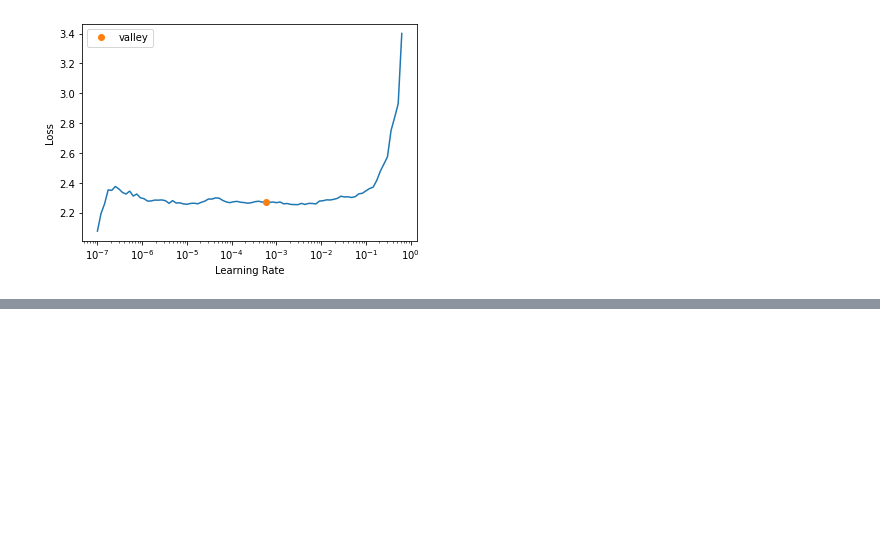
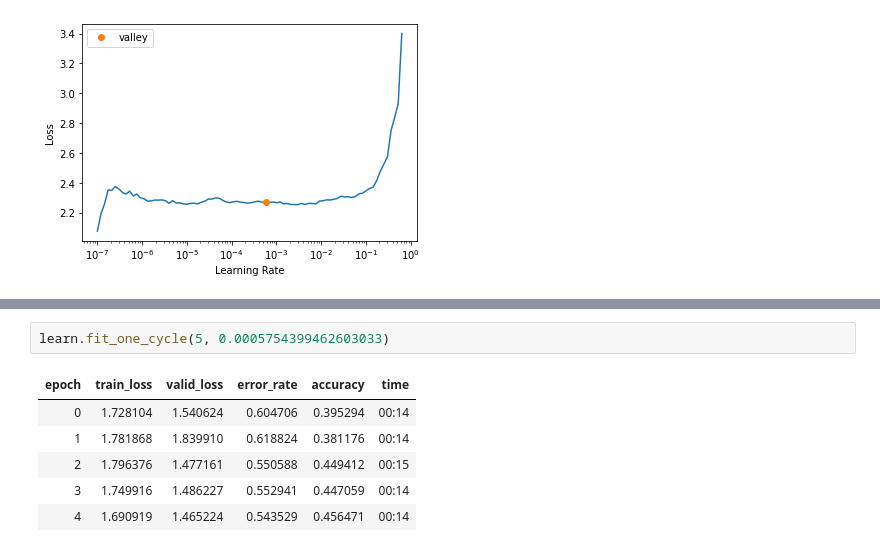
Before and after one commit to Aravinda89/emotion, a Jupyter notebook: Emotion_Recog.ipynb, the cells around one changed output, grey strips where cells are left out. Saved outputs shown, nothing was run; the diff lists cells and outputs as text; blank space fills up the shorter version.

```diff
--- a/Emotion_Recog.ipynb
+++ b/Emotion_Recog.ipynb
@@ -342,0 +363,9 @@ learn.fit_one_cycle(5, 0.0005754399462603033)
+# %%
+learn.fit_one_cycle(5, 0.0005754399462603033)
+# %% [output]
+| epoch | train_loss | valid_loss | error_rate | accuracy | time |
+| 0 | 1.728104 | 1.540624 | 0.604706 | 0.395294 | 00:14 |
+| 1 | 1.781868 | 1.839910 | 0.618824 | 0.381176 | 00:14 |
+| 2 | 1.796376 | 1.477161 | 0.550588 | 0.449412 | 00:15 |
+| 3 | 1.749916 | 1.486227 | 0.552941 | 0.447059 | 00:14 |
+| 4 | 1.690919 | 1.465224 | 0.543529 | 0.456471 | 00:14 |
```
Also changed, not shown: parts of 6 cells of this notebook.
